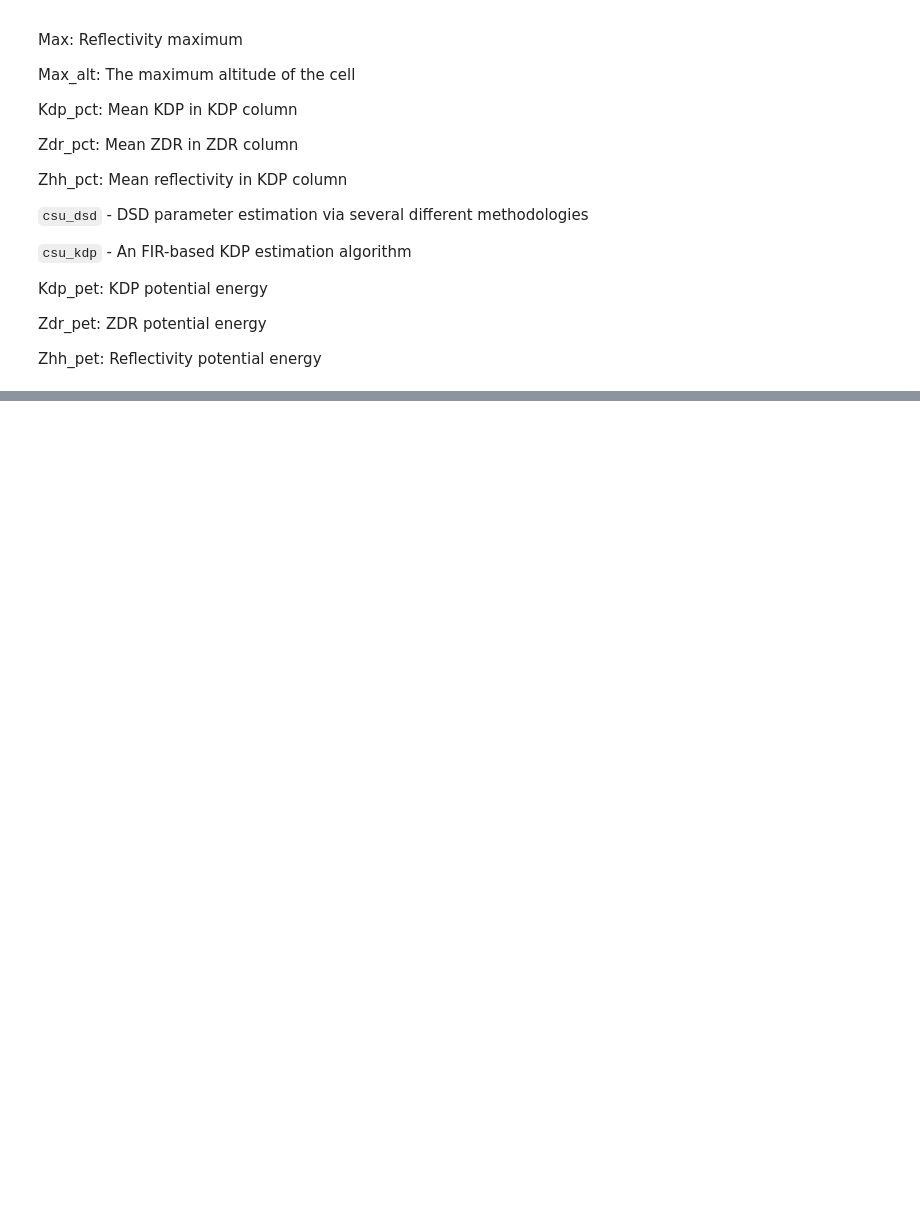
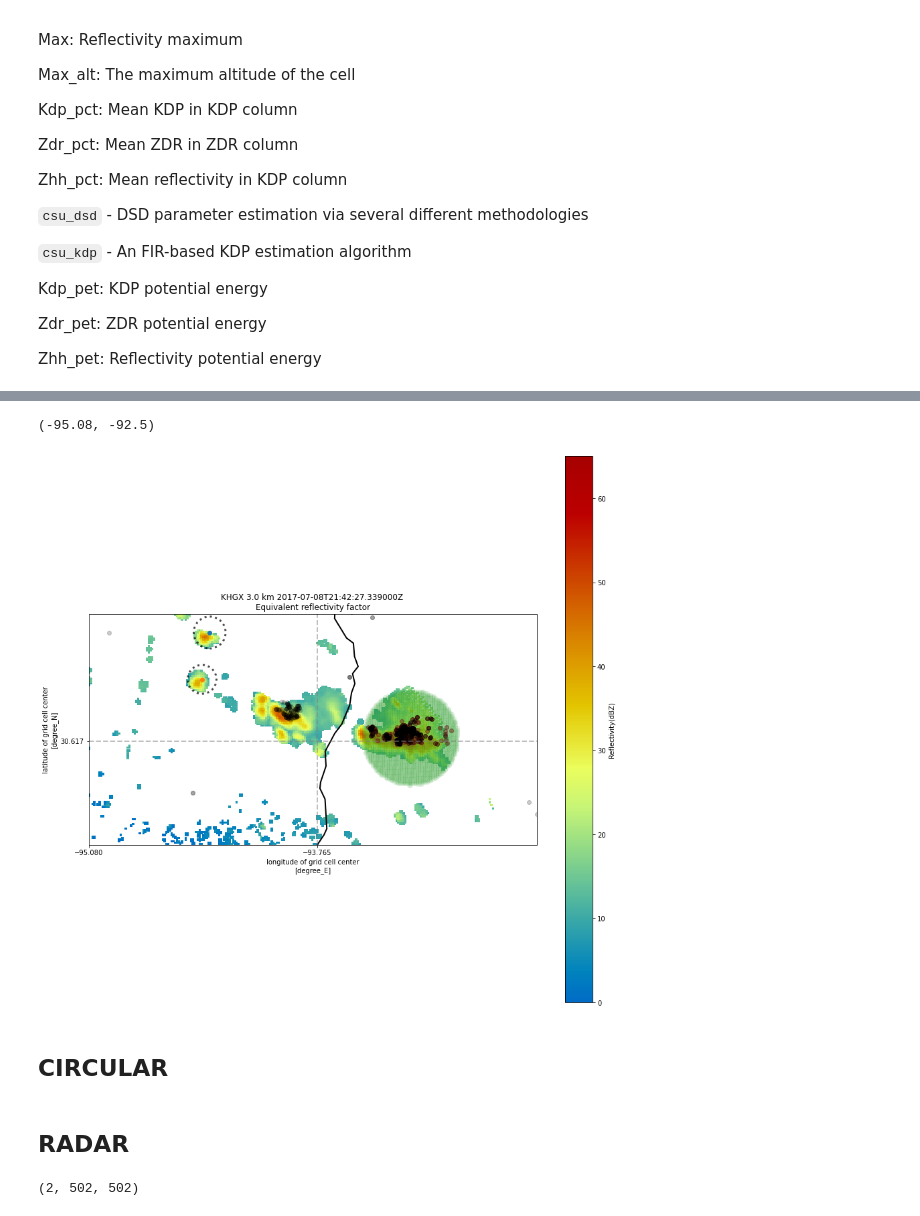
Before and after one commit to jcssouza/tracer, a Jupyter notebook: track_test.ipynb, the cells around one changed output, grey strips where cells are left out. Drawn from its saved outputs; the diff is of its cells as text; code cells hidden in the pictures; blank space fills up the shorter version.

Commit message:
added points inside polygons

```diff
--- a/track_test.ipynb
+++ b/track_test.ipynb
@@ -294,0 +271,56 @@ grid1 = pyart.map.grid_from_radars(radar_list1,
+# %%
+radar = pyart.io.read_grid('/home/jessica/tracer/Tgrid_013.nc')
+display = pyart.graph.GridMapDisplay(radar)
+
+# Setting projection, figure size, and panel sizes.
+projection = ccrs.PlateCarree()
+
+fig = plt.figure(figsize=[15, 15])
+
+# Panel 1: PPI plot of the second tilt.
+ax = fig.add_subplot(111, projection=projection)
+display.plot_grid('reflectivity', 6, vmin=0, vmax=65,
+                  projection=projection,
+                  cmap='pyart_HomeyerRainbow')
+
+# clon, clat = -94.3846,31.2418
+# carea = 38
+
+# plt.scatter(clon, clat, color = 'gray')
+
+# from matplotlib.patches import Circle, PathPatch, Rectangle
+# circle = Circle((clon, clat), np.sqrt(carea)/100 + 0.03 , facecolor='none',
+#                   edgecolor = 'black', linewidth = 3, alpha=0.7, linestyle = ':')
+# square = Rectangle(xy, width, height, facecolor='none', edgecolor = 'black', linewidth = 3, alpha=0.7, linestyle = ':'
+# ax.add_patch(circle)
+# ax.add_patch(square)
+
+plt.scatter(-94.3846,31.2418)
+plt.scatter(-94.4285,30.9722)
+
+# 121
+from matplotlib.patches import Circle, PathPatch
+circle = Circle((-94.3846,31.2418), np.sqrt(38)/100 + 0.03 , facecolor='none',
+                  edgecolor = 'black', linewidth = 3, alpha=0.7, linestyle = ':')
+ax.add_patch(circle)
+
+# 126
+circle = Circle((-94.4285,30.9722), np.sqrt(28)/100 + 0.03 , facecolor='none',
+                  edgecolor = 'black', linewidth = 3, alpha=0.7, linestyle = ':')
+ax.add_patch(circle)
+
+plt.scatter(XRAD,YRAD, alpha = 0.1)
+plt.scatter(XLMA,YLMA, alpha = 0.3)
+
+for i in np.arange(len(ids)):
+    flash = one_flash(events_all, ids[i])
+    flash = flash.sort_values(by=['time'])
+    plt.scatter(flash.lon.values,flash.lat.values, color = 'black', alpha = 0.2)
+
+plt.ylim(30.02, 31.350)
+plt.xlim(-95.080, -92.5)
+# %% [output]
+(-95.08, -92.5)
+[figure, added]
+# %% [markdown]
+## CIRCULAR
@@ -294,0 +338,6 @@ grid1 = pyart.map.grid_from_radars(radar_list1,
+# %% [markdown]
+## RADAR
+# %%
+np.shape(radar.get_point_longitude_latitude(level = 6, edges = 'False'))
+# %% [output]
+(2, 502, 502)
```
Also changed, not shown: parts of 29 cells of this notebook, 2 other files.
